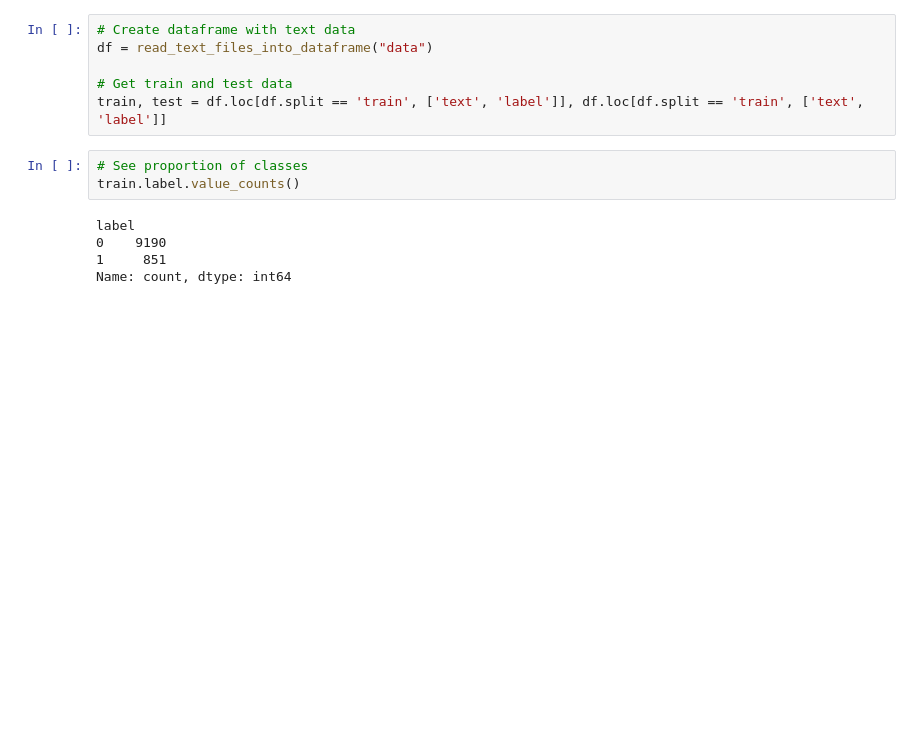
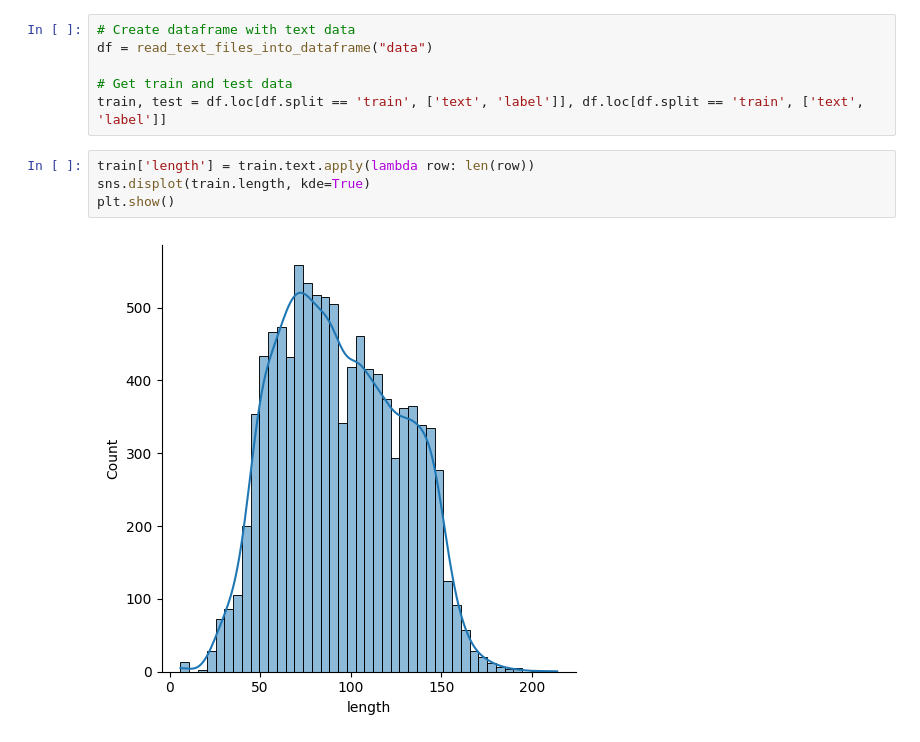
Before and after one commit to szpwski/nlp_poleval_text_classification, a Jupyter notebook: eda.ipynb, the cells around one changed output. Drawn from its saved outputs; the diff is of its cells as text; blank space fills up the shorter version.

```diff
--- a/eda.ipynb
+++ b/eda.ipynb
@@ -46,11 +52,9 @@ df = read_text_files_into_dataframe("data")
 
 # Get train and test data
 train, test = df.loc[df.split == 'train', ['text', 'label']], df.loc[df.split == 'train', ['text', 'label']]
-# %%
-# See proportion of classes
-train.label.value_counts()
-# %% [output]
-label
-0    9190
-1     851
-Name: count, dtype: int64
+# %%
+train['length'] = train.text.apply(lambda row: len(row))
+sns.displot(train.length, kde=True)
+plt.show()
+# %% [output]
+[figure, added]
```
Also changed, not shown: parts of 12 cells of this notebook.
